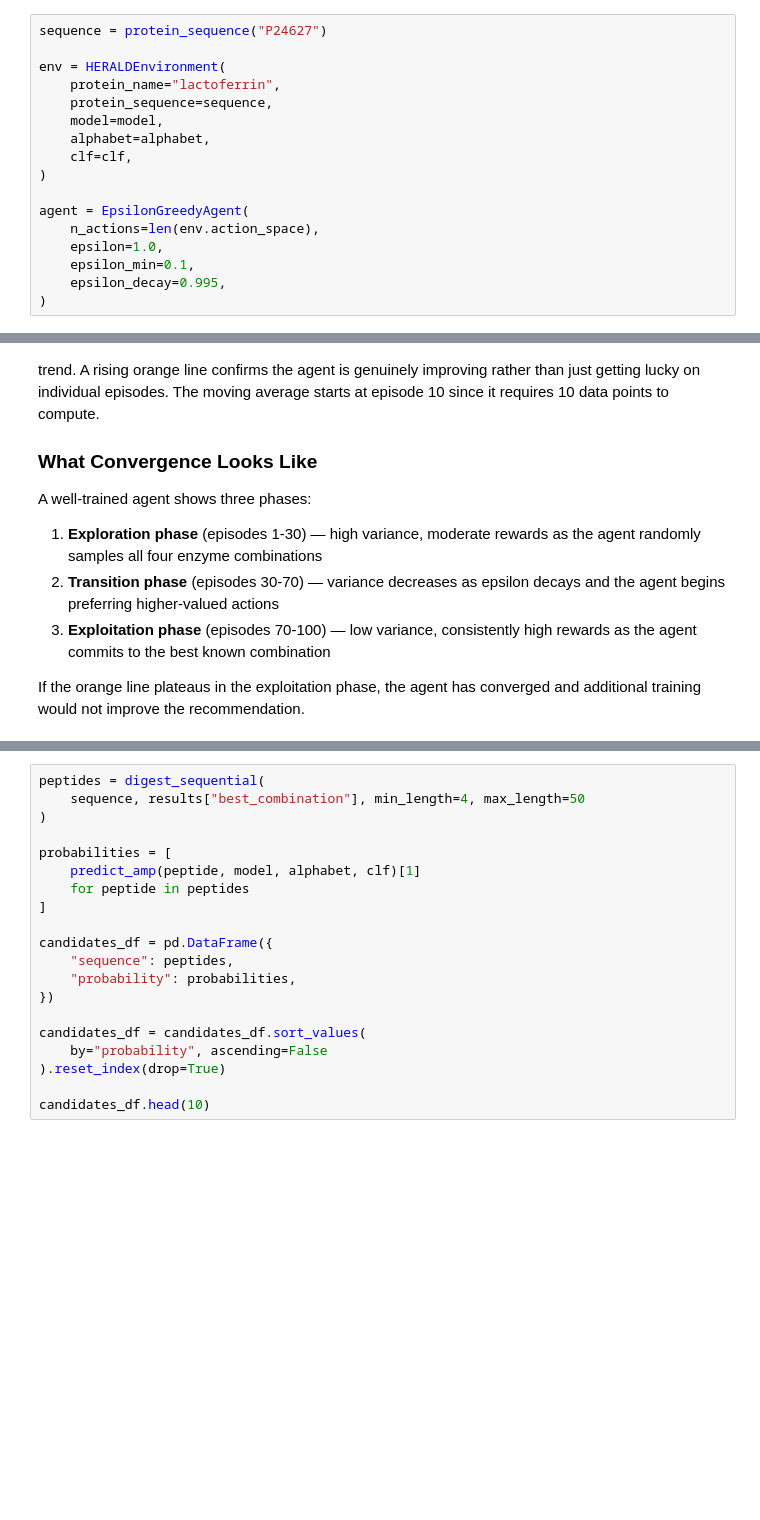
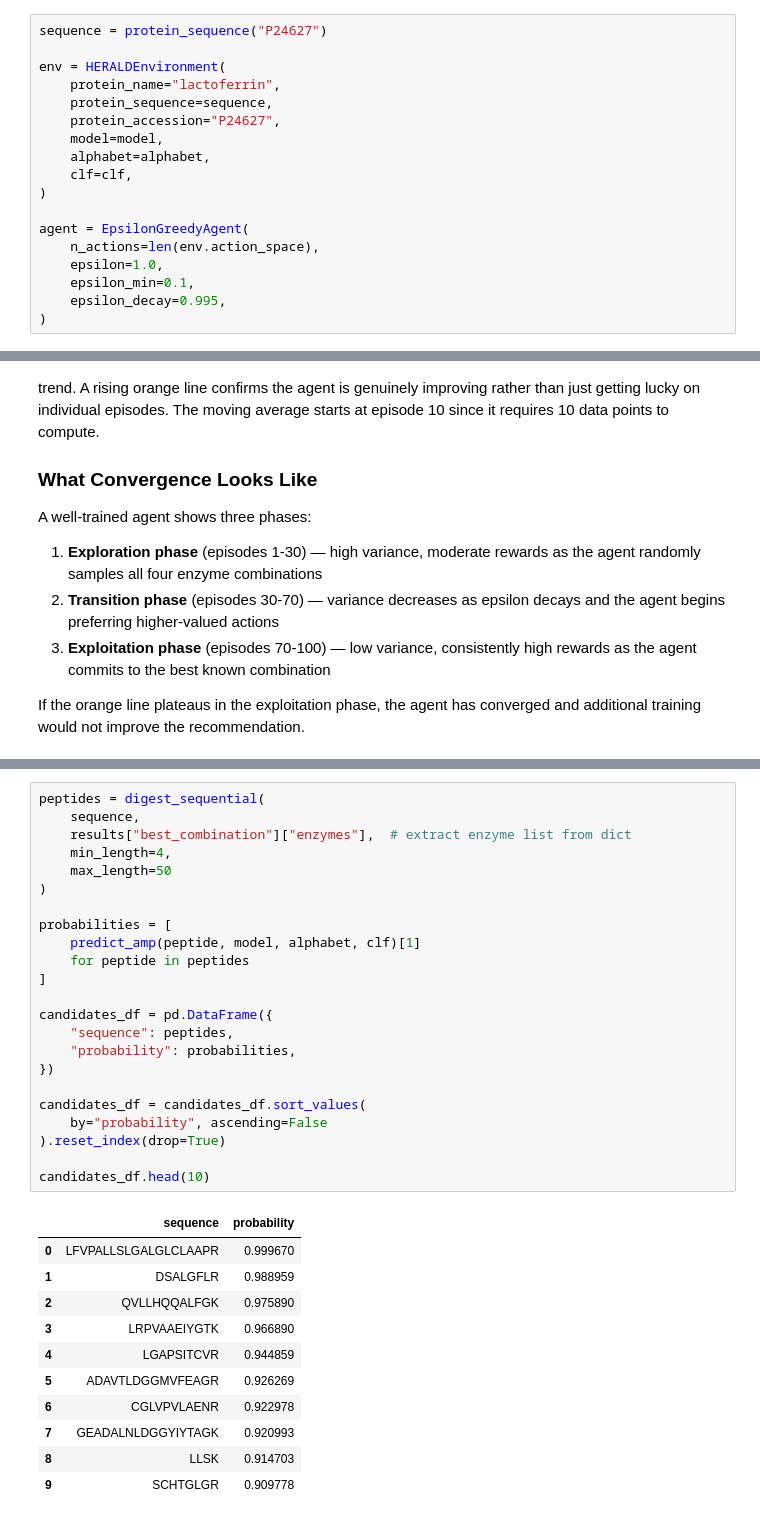
Before and after one commit to LukasBuecherl/herald, a Jupyter notebook: notebooks/04_rl_training.ipynb, the cells around one changed output, grey strips where cells are left out. Saved outputs shown, nothing was run; the diff lists cells and outputs as text; blank space fills up the shorter version.

```diff
--- a/notebooks/04_rl_training.ipynb
+++ b/notebooks/04_rl_training.ipynb
@@ -152,6 +146,7 @@ sequence = protein_sequence("P24627")
 env = HERALDEnvironment(
     protein_name="lactoferrin",
     protein_sequence=sequence,
+    protein_accession="P24627",
     model=model,
     alphabet=alphabet,
     clf=clf,
@@ -285,23 +308,38 @@ for i, (combo, value) in enumerate(
 # %%
 peptides = digest_sequential(
-    sequence, results["best_combination"], min_length=4, max_length=50
+    sequence,
+    results["best_combination"]["enzymes"],  # extract enzyme list from dict
+    min_length=4,
+    max_length=50
 )
 
 probabilities = [
     predict_amp(peptide, model, alphabet, clf)[1]
     for peptide in peptides
 ]
 
 candidates_df = pd.DataFrame({
     "sequence": peptides,
     "probability": probabilities,
 })
 
 candidates_df = candidates_df.sort_values(
     by="probability", ascending=False
 ).reset_index(drop=True)
 
 candidates_df.head(10)
+# %% [output]
+|  | sequence | probability |
+| 0 | LFVPALLSLGALGLCLAAPR | 0.999670 |
+| 1 | DSALGFLR | 0.988959 |
+| 2 | QVLLHQQALFGK | 0.975890 |
+| 3 | LRPVAAEIYGTK | 0.966890 |
+| 4 | LGAPSITCVR | 0.944859 |
+| 5 | ADAVTLDGGMVFEAGR | 0.926269 |
+| 6 | CGLVPVLAENR | 0.922978 |
+| 7 | GEADALNLDGGYIYTAGK | 0.920993 |
+| 8 | LLSK | 0.914703 |
+| 9 | SCHTGLGR | 0.909778 |
 # %%
 output_path = os.path.join(PROCESSED_DIR, "rl_candidates.csv")
 candidates_df.to_csv(output_path, index=False)
```
Also changed, not shown: parts of 6 cells of this notebook, 2 other files.
